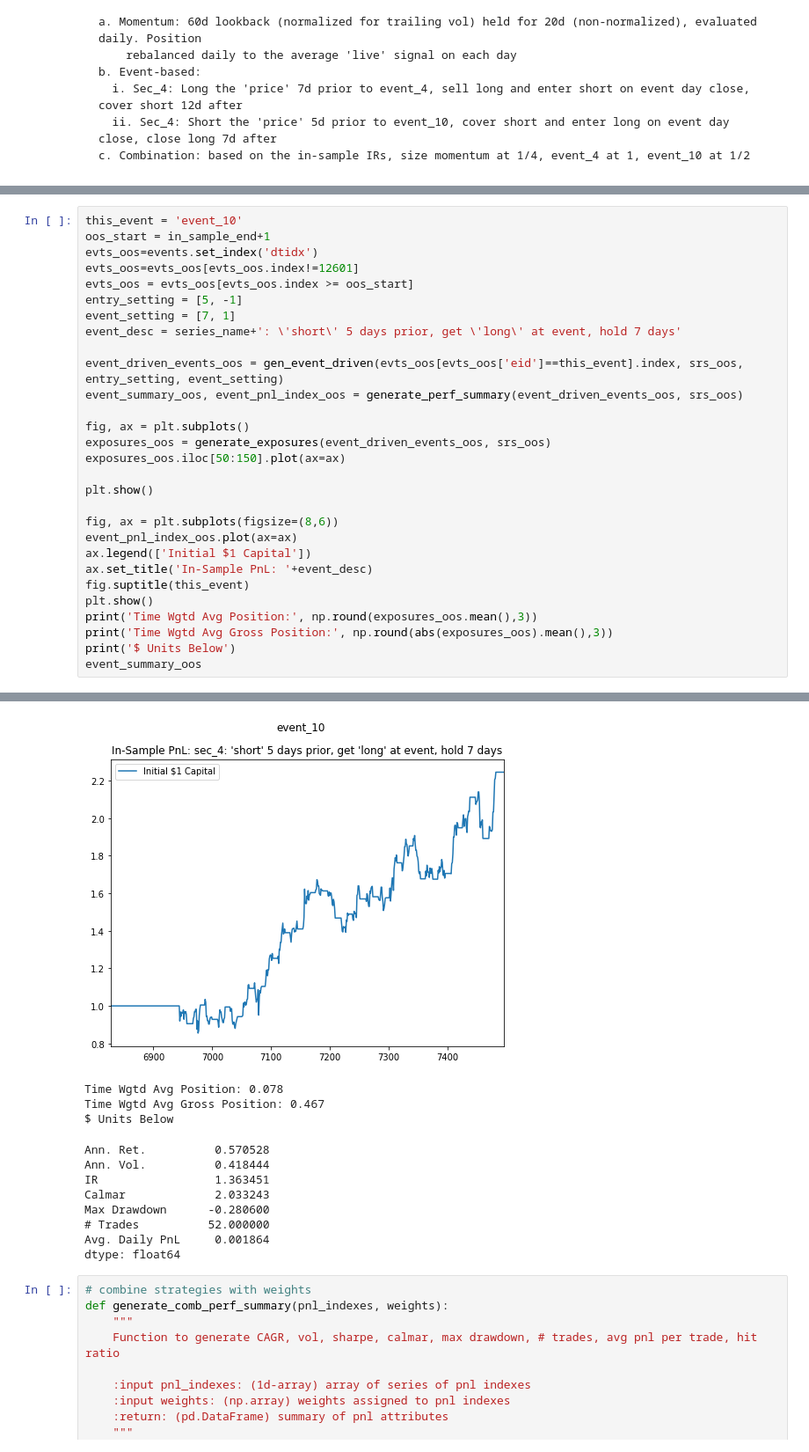
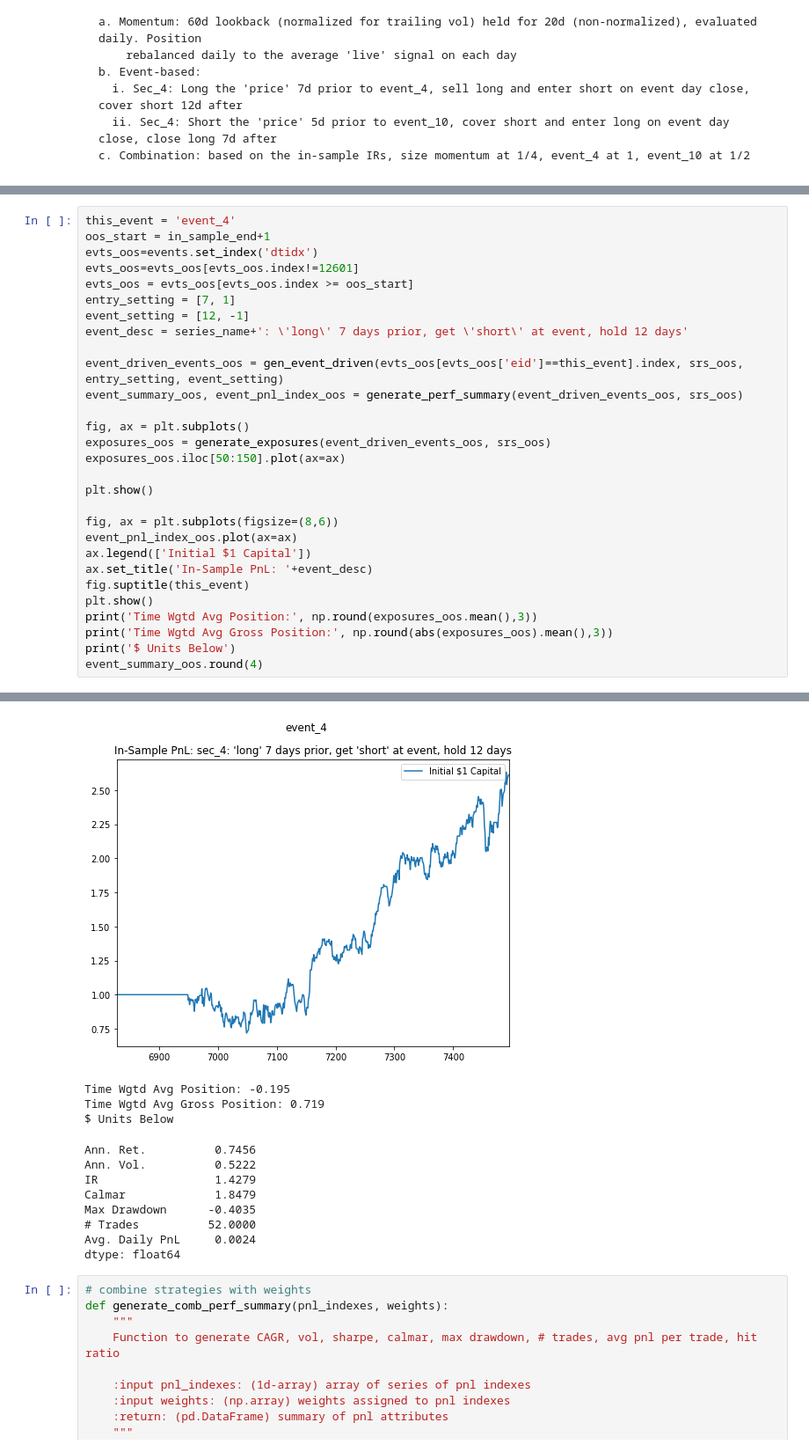
Before and after one commit to boneil33/FinML, a Jupyter notebook: MLFin/AlgoTradingTest/pat_test.ipynb, the cells around one changed output, grey strips where cells are left out. Shown at 88% size. Drawn from its saved outputs; the diff is of its cells as text.

```diff
--- a/MLFin/AlgoTradingTest/pat_test.ipynb
+++ b/MLFin/AlgoTradingTest/pat_test.ipynb
@@ -674,13 +659,13 @@ Avg. Daily PnL      0.001844
 dtype: float64
 # %%
-this_event = 'event_10'
+this_event = 'event_4'
 oos_start = in_sample_end+1
 evts_oos=events.set_index('dtidx')
 evts_oos=evts_oos[evts_oos.index!=12601]
 evts_oos = evts_oos[evts_oos.index >= oos_start]
-entry_setting = [5, -1]
-event_setting = [7, 1]
-event_desc = series_name+': \'short\' 5 days prior, get \'long\' at event, hold 7 days'
+entry_setting = [7, 1]
+event_setting = [12, -1]
+event_desc = series_name+': \'long\' 7 days prior, get \'short\' at event, hold 12 days'
 
 event_driven_events_oos = gen_event_driven(evts_oos[evts_oos['eid']==this_event].index, srs_oos, entry_setting, event_setting)
 event_summary_oos, event_pnl_index_oos = generate_perf_summary(event_driven_events_oos, srs_oos)
@@ -700,5 +685,5 @@ plt.show()
 print('Time Wgtd Avg Position:', np.round(exposures_oos.mean(),3))
 print('Time Wgtd Avg Gross Position:', np.round(abs(exposures_oos).mean(),3))
 print('$ Units Below')
-event_summary_oos
+event_summary_oos.round(4)
 # %% [output]
@@ -706,14 +691,14 @@ event_summary_oos
-[figure, old version]
+[figure, new version]
-Time Wgtd Avg Position: 0.078
-Time Wgtd Avg Gross Position: 0.467
+Time Wgtd Avg Position: -0.195
+Time Wgtd Avg Gross Position: 0.719
 $ Units Below
-Ann. Ret.          0.570528
-Ann. Vol.          0.418444
-IR                 1.363451
-Calmar             2.033243
-Max Drawdown      -0.280600
-# Trades          52.000000
-Avg. Daily PnL     0.001864
+Ann. Ret.          0.7456
+Ann. Vol.          0.5222
+IR                 1.4279
+Calmar             1.8479
+Max Drawdown      -0.4035
+# Trades          52.0000
+Avg. Daily PnL     0.0024
 dtype: float64
 # %%
 # combine strategies with weights
```
Also changed, not shown: parts of 11 cells of this notebook.
